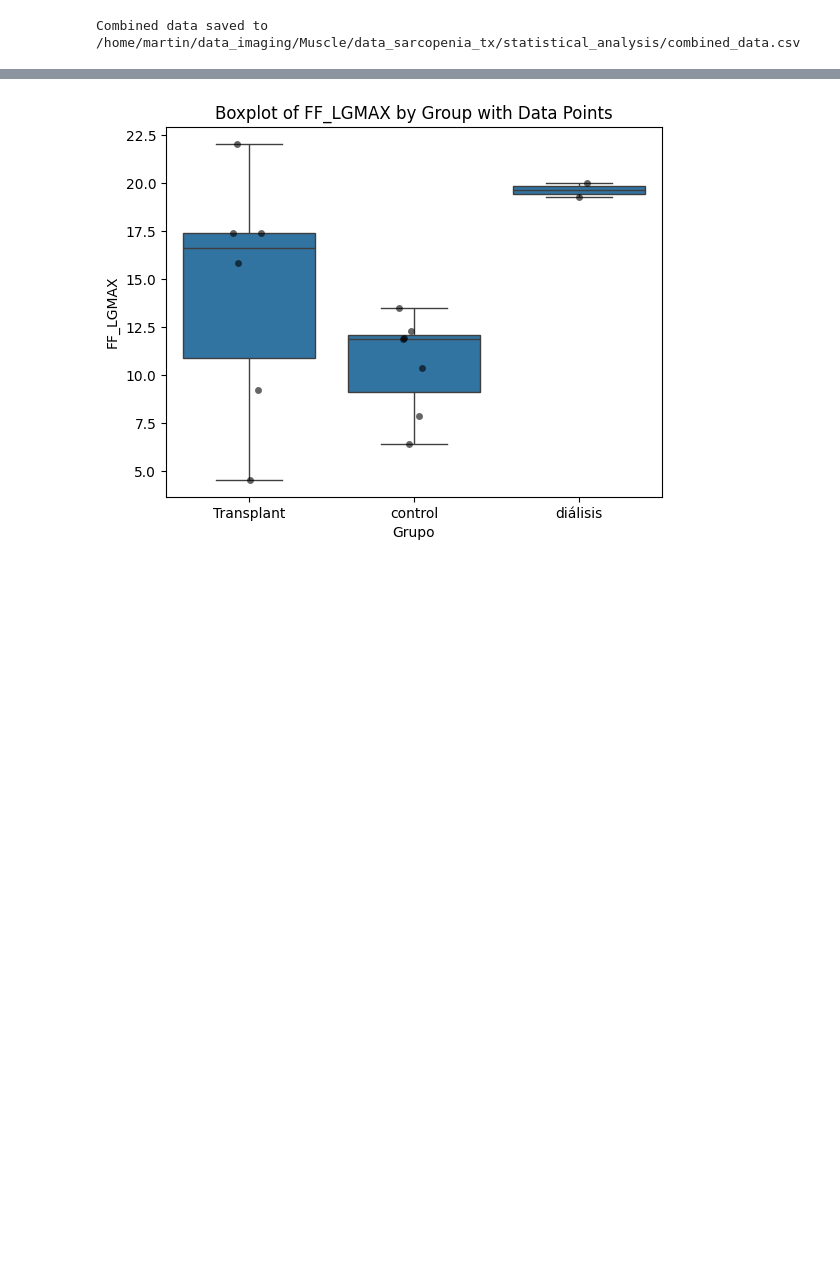
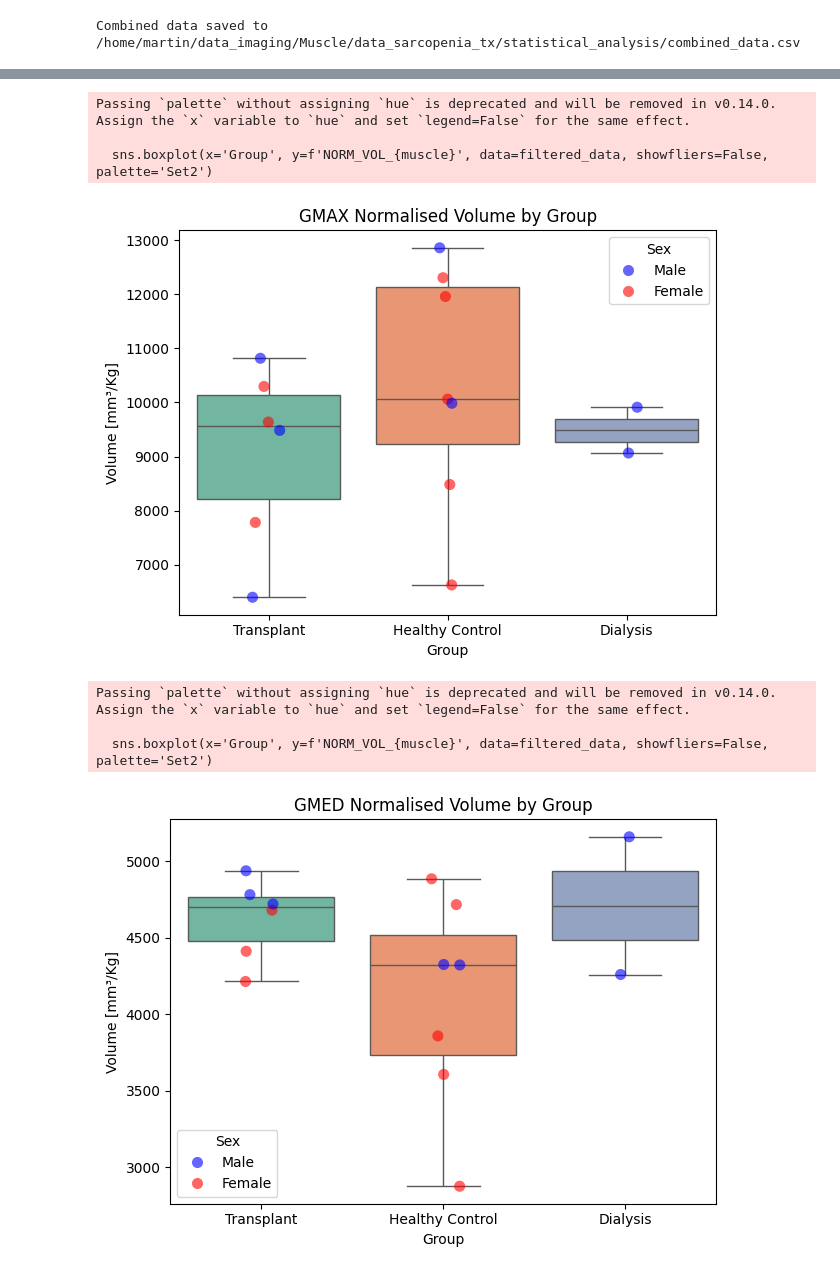
Before and after one commit to mabelzunce/lower-body-muscle-qMRI-pipeline, a Jupyter notebook: src/analysis/statistical_analysis/analyse_ff_and_volume.ipynb, the cells around one changed output, grey strips where cells are left out. Cells and saved outputs as stored; diff of their text form; code cells hidden in the pictures; blank space fills up the shorter version.

```diff
--- a/src/analysis/statistical_analysis/analyse_ff_and_volume.ipynb
+++ b/src/analysis/statistical_analysis/analyse_ff_and_volume.ipynb
@@ -5,7 +5,7 @@ pelvis_mri_results_path = "/home/martin/data_imaging/Muscle/data_sarcopenia_tx/n
 lumbar_mri_results_path = "/home/martin/data_imaging/Muscle/data_sarcopenia_tx/nifti_pelvis/"
 output_dir = "/home/martin/data_imaging/Muscle/data_sarcopenia_tx/statistical_analysis/"
 
-participants_data_filename = "d:/data_sarcopenia_tx/Doc Unificado 30072025.xlsx"
+participants_data_filename = "d:/data_sarcopenia_tx/Doc Unificado 20082025.xlsx"
 pelvis_mri_results_path = "d:/data_sarcopenia_tx/nifti_pelvis/"
 lumbar_mri_results_path = "d:/data_sarcopenia_tx/nifti_pelvis/"
 output_path = "d:/data_sarcopenia_tx/statistical_analysis/"
@@ -53,4 +53,28 @@ data.to_csv(combined_data_path, index=False)
 print(f"Combined data saved to {combined_data_path}")
 # %% [output]
 Combined data saved to /home/martin/data_imaging/Muscle/data_sarcopenia_tx/statistical_analysis/combined_data.csv
+# %%
+# Create filtered data with the subjects with valid data and correct naming:
+filtered_data = data[data['VOL_LGMAX'].notna()].copy()
+filtered_data.rename(columns={'Grupo': 'Group'}, inplace=True)
+filtered_data.rename(columns={'Sexo': 'Sex'}, inplace=True)
+filtered_data['Group'] = filtered_data['Group'].replace({'trasplante': 'Transplant'})
+filtered_data['Group'] = filtered_data['Group'].replace({'diálisis': 'Dialysis'})
+filtered_data['Group'] = filtered_data['Group'].replace({'control': 'Healthy Control'})
+filtered_data['Sex'] = filtered_data['Sex'].replace({'Masculino': 'Male', 'Femenino': 'Female'})
+
+for muscle in ['GMAX', 'GMED', 'GMIN', 'TFL']:
+    filtered_data[f'FF_{muscle}'] = (filtered_data[f'FF_L{muscle}'] + filtered_data[f'FF_R{muscle}']) / 2
+    filtered_data[f'VOL_{muscle}'] = (filtered_data[f'VOL_L{muscle}'] + filtered_data[f'VOL_R{muscle}']) / 2
+for muscle in ['GMAX', 'GMED', 'GMIN', 'TFL']:
+    filtered_data[f'NORM_VOL_{muscle}'] = filtered_data[f'VOL_{muscle}'] / filtered_data['¿Cuál es su peso aproximadamente?\nPoner el peso en kilgramos']
+    # now lean normalised volume:
+    filtered_data[f'LEAN_NORM_VOL_{muscle}'] = filtered_data[f'NORM_VOL_{muscle}'] * (1-filtered_data[f'FF_{muscle}'])
+
+
+ff_columns = [col for col in filtered_data.columns if col.startswith('FF_')]
+filtered_data[ff_columns] = filtered_data[ff_columns] * 100
+
+#vol_columns = [col for col in filtered_data.columns if col.startswith('VOL_')]
+#filtered_data[vol_columns] = filtered_data[vol_columns] / 1000
 # %%
@@ -78,7 +129,24 @@ plt.show()
 # %%
-sns.boxplot(x='Grupo', y='FF_LGMAX', data=filtered_data, showfliers=False)
-sns.stripplot(x='Grupo', y='FF_LGMAX', data=filtered_data, color='black', alpha=0.6, jitter=True)
-plt.title('Boxplot of FF_LGMAX by Group with Data Points')
-plt.show()
+# Plot box plots for volume:
+
+for muscle in ['GMAX', 'GMED', 'GMIN', 'TFL']:
+    sns.boxplot(x='Group', y=f'NORM_VOL_{muscle}', data=filtered_data, showfliers=False, palette='Set2')
+    sns.stripplot(x='Group', y=f'NORM_VOL_{muscle}', data=filtered_data, hue='Sex',
+                  palette={'Male': 'blue', 'Female': 'red'}, alpha=0.6, jitter=True, size=8,
+                  marker='o' if filtered_data['Sex'].iloc[0] == 'Male' else 'X')
+    plt.ylabel('Volume [mm³/Kg]')
+    plt.title(f'{muscle} Normalised Volume by Group')
+    #plt.ylim(0, 25)
+    plt.tight_layout()
+    plt.savefig(os.path.join(output_path, f"boxplot_norm_vol_{muscle}_by_group.png"))
+    plt.show()
+    plt.close()
 # %% [output]
+Passing `palette` without assigning `hue` is deprecated and will be removed in v0.14.0. Assign the `x` variable to `hue` and set `legend=False` for the same effect.
+
+  sns.boxplot(x='Group', y=f'NORM_VOL_{muscle}', data=filtered_data, showfliers=False, palette='Set2')
-[figure, old version]
+[figure, new version]
+Passing `palette` without assigning `hue` is deprecated and will be removed in v0.14.0. Assign the `x` variable to `hue` and set `legend=False` for the same effect.
+
+  sns.boxplot(x='Group', y=f'NORM_VOL_{muscle}', data=filtered_data, showfliers=False, palette='Set2')
+[figure, added]
```
Also changed, not shown: parts of 6 cells of this notebook, 1 other file.
